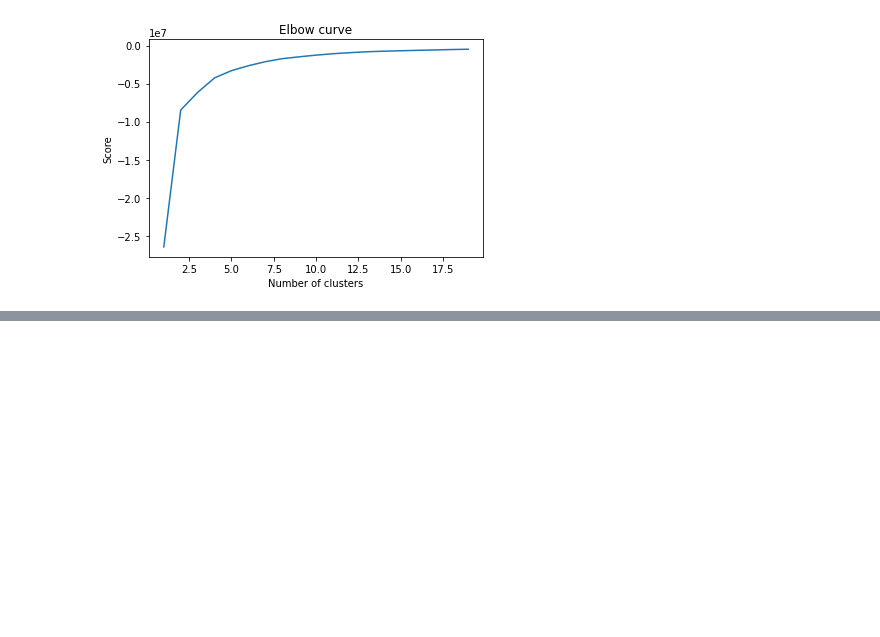
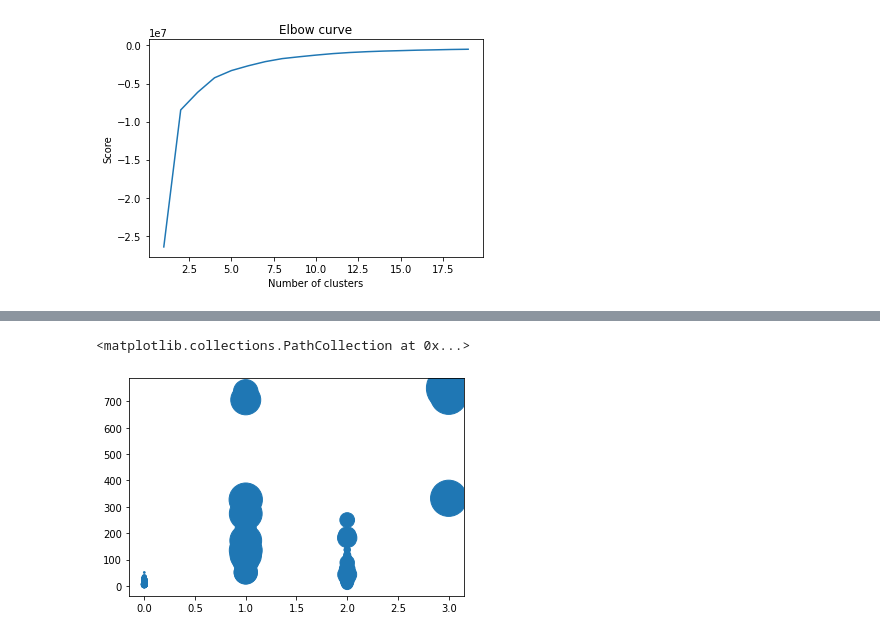
Before and after one commit to loustephjones/Solo-dino-project-DSPT7, a Jupyter notebook: new_start.ipynb, the cells around one changed output, grey strips where cells are left out. Saved outputs shown, nothing was run; the diff lists cells and outputs as text; code cells hidden in the pictures; blank space fills up the shorter version.

```diff
--- a/new_start.ipynb
+++ b/new_start.ipynb
@@ -353,0 +360,5 @@ From this graph,
+# %%
+plt.scatter(df3.cluster, df3.width, df3.length)
+# %% [output]
+<matplotlib.collections.PathCollection at 0x...>
+[figure, added]
```
Also changed, not shown: parts of 13 cells of this notebook.
